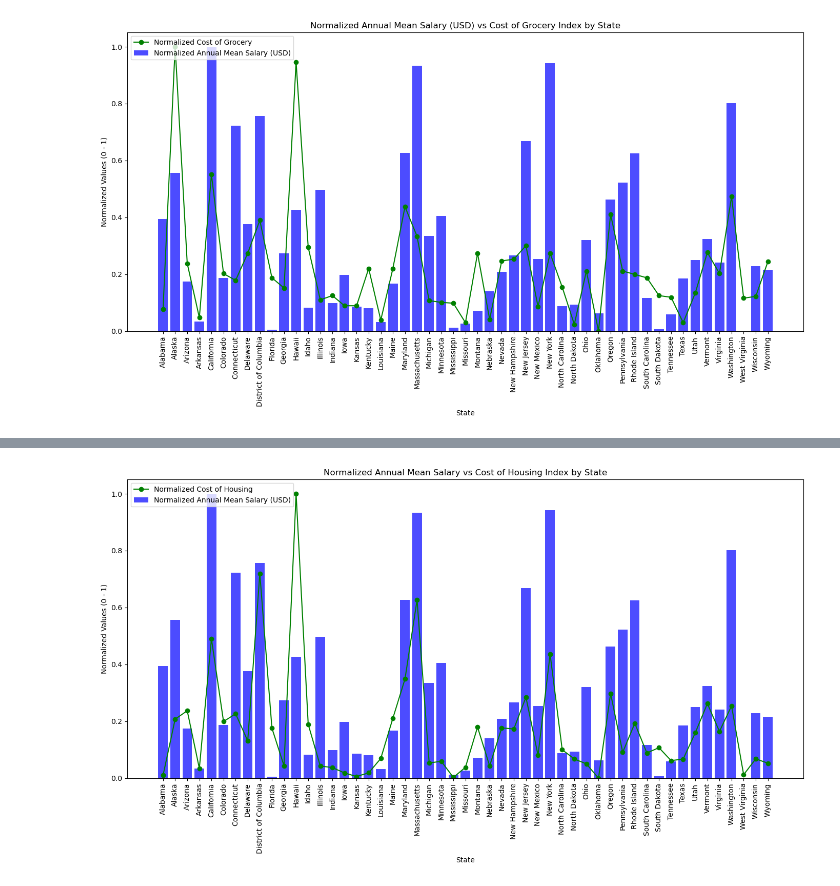
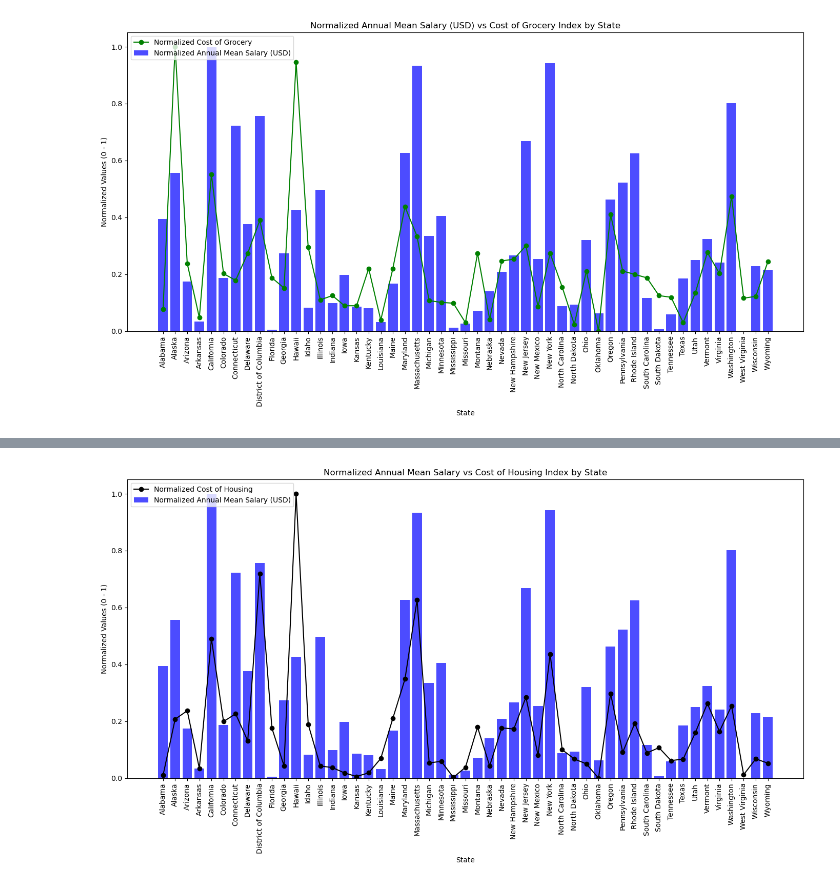
Before and after one commit to Fratu223/Teacher_Salary_Analysis, a Jupyter notebook: Notebooks/Visuals.ipynb, the cells around one changed output, grey strips where cells are left out. Saved outputs shown, nothing was run; the diff lists cells and outputs as text; code cells hidden in the pictures.

```diff
--- a/Notebooks/Visuals.ipynb
+++ b/Notebooks/Visuals.ipynb
@@ -96,22 +96,22 @@ plt.show()
 # %%
 # Plotting the normalized teacher annual mean salary in USD vs the cost of housing index by state for each every state + District of Columbia
 
 df_combined['NormalizedCostOfLivingHousing'] = (df_combined['CostOfLivingIndexHousingCostsIndex'] - df_combined['CostOfLivingIndexHousingCostsIndex'].min()) / (df_combined['CostOfLivingIndexHousingCostsIndex'].max() - df_combined['CostOfLivingIndexHousingCostsIndex'].min())
 
 plt.figure(figsize=(14, 8))
 plt.bar(df_combined['state'], df_combined['NormalizedTeacherPay'], color='blue', alpha=0.7, label='Normalized Annual Mean Salary (USD)')
-plt.plot(df_combined['state'], df_combined['NormalizedCostOfLivingHousing'], color='green', marker='o', label='Normalized Cost of Housing')
+plt.plot(df_combined['state'], df_combined['NormalizedCostOfLivingHousing'], color='black', marker='o', label='Normalized Cost of Housing')
 
 plt.xticks(rotation=90)
 plt.xlabel('State')
 plt.ylabel('Normalized Values (0 - 1)')
 plt.title('Normalized Annual Mean Salary vs Cost of Housing Index by State')
 
 plt.legend(loc='upper left')
 plt.tight_layout()
 plt.show()
 # %% [output]
-[figure, old version]
+[figure, new version]
 # %%
 # Plotting the normalized teacher annual mean salary in USD vs the cost of miscellaneous index by state for each every state + District of Columbia
 
```
Also changed, not shown: parts of 4 cells of this notebook.
